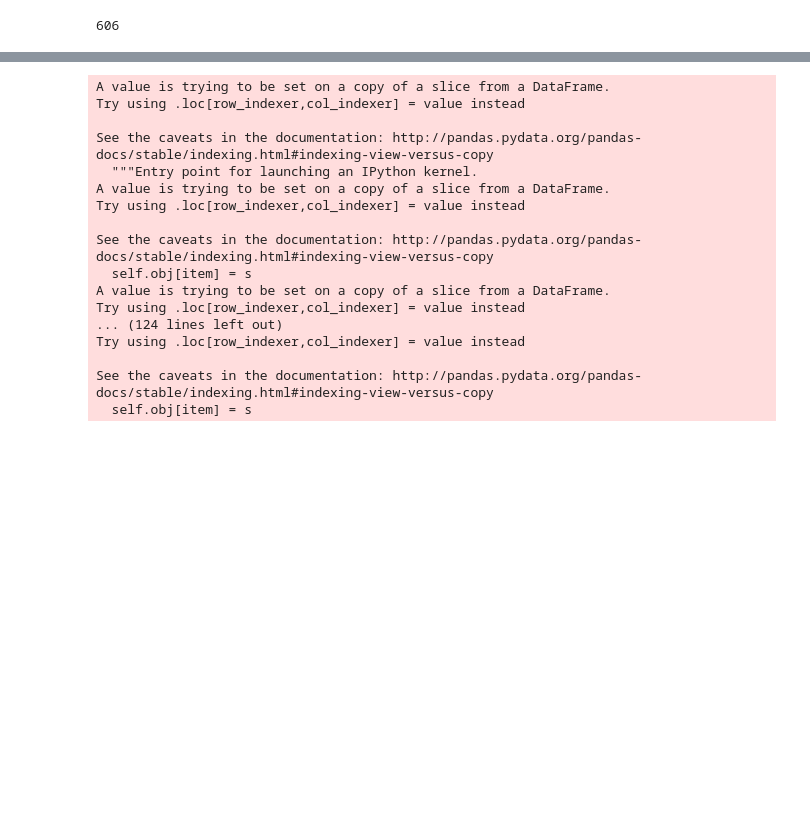
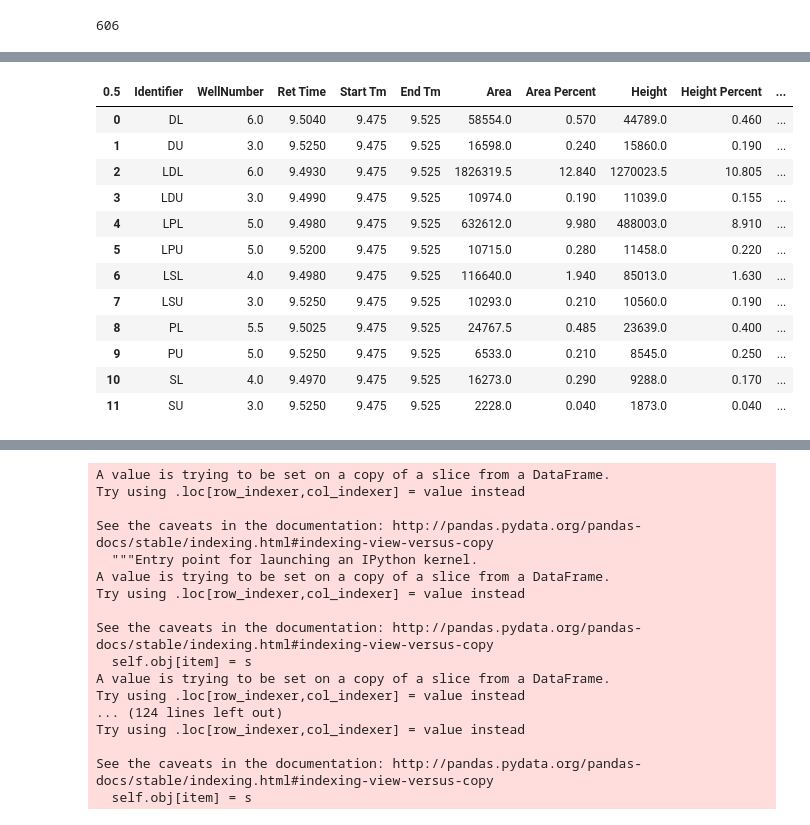
Before and after one commit to Tomnaragon/DCHC_transfer_Experiment, a Jupyter notebook: Master_DCHC_transfer_analysis.ipynb, the cells around one changed output, grey strips where cells are left out. Saved outputs shown, nothing was run; the diff lists cells and outputs as text; code cells hidden in the pictures; blank space fills up the shorter version.

```diff
--- a/Master_DCHC_transfer_analysis.ipynb
+++ b/Master_DCHC_transfer_analysis.ipynb
@@ -213,6 +239,30 @@ def box_and_whisker(data,plt,x_vals,y_vals):
     plt.vbar(q3.reset_index()[x_vals], top=upper[y_vals],bottom=upper[y_vals], width=0.2, line_color="black")
 
     return plt
+# %%
+groups = df.groupby('Identifier')
+mean_vals = groups.quantile(q=0.5)
+# %%
+mean_vals['Background Subtracted'] = 0
+for i in range(int(len(mean_vals)/2)):
+    mean_vals['Background Subtracted'].iloc[i*2] = mean_vals['Hydrocarbon amount'].iloc[i*2]-mean_vals['Hydrocarbon amount'].iloc[i*2 + 1]
+# %%
+mean_vals = mean_vals.reset_index()
+mean_vals
+# %% [output]
+| 0.5 | Identifier | WellNumber | Ret Time | Start Tm | End Tm | Area | Area Percent | Height | Height Percent | ... |
+| 0 | DL | 6.0 | 9.5040 | 9.475 | 9.525 | 58554.0 | 0.570 | 44789.0 | 0.460 | ... |
+| 1 | DU | 3.0 | 9.5250 | 9.475 | 9.525 | 16598.0 | 0.240 | 15860.0 | 0.190 | ... |
+| 2 | LDL | 6.0 | 9.4930 | 9.475 | 9.525 | 1826319.5 | 12.840 | 1270023.5 | 10.805 | ... |
+| 3 | LDU | 3.0 | 9.4990 | 9.475 | 9.525 | 10974.0 | 0.190 | 11039.0 | 0.155 | ... |
+| 4 | LPL | 5.0 | 9.4980 | 9.475 | 9.525 | 632612.0 | 9.980 | 488003.0 | 8.910 | ... |
+| 5 | LPU | 5.0 | 9.5200 | 9.475 | 9.525 | 10715.0 | 0.280 | 11458.0 | 0.220 | ... |
+| 6 | LSL | 4.0 | 9.4980 | 9.475 | 9.525 | 116640.0 | 1.940 | 85013.0 | 1.630 | ... |
+| 7 | LSU | 3.0 | 9.5250 | 9.475 | 9.525 | 10293.0 | 0.210 | 10560.0 | 0.190 | ... |
+| 8 | PL | 5.5 | 9.5025 | 9.475 | 9.525 | 24767.5 | 0.485 | 23639.0 | 0.400 | ... |
+| 9 | PU | 5.0 | 9.5250 | 9.475 | 9.525 | 6533.0 | 0.210 | 8545.0 | 0.250 | ... |
+| 10 | SL | 4.0 | 9.4970 | 9.475 | 9.525 | 16273.0 | 0.290 | 9288.0 | 0.170 | ... |
+| 11 | SU | 3.0 | 9.5250 | 9.475 | 9.525 | 2228.0 | 0.040 | 1873.0 | 0.040 | ... |
 # %%
 df_C24 = df.loc[df['Peak ID'] == 'D50C24']
 df_C30 = df.loc[df['Peak ID'] == 'D62C30']
```
Also changed, not shown: parts of 15 cells of this notebook, 4 other files.
